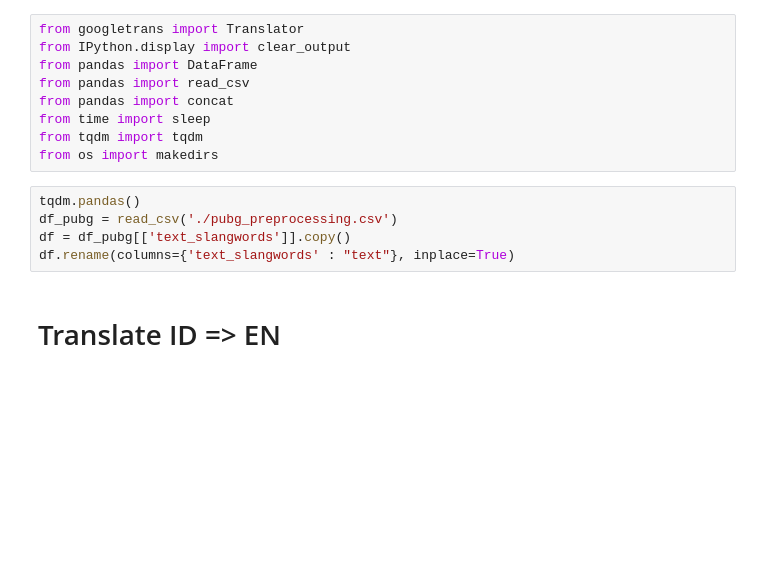
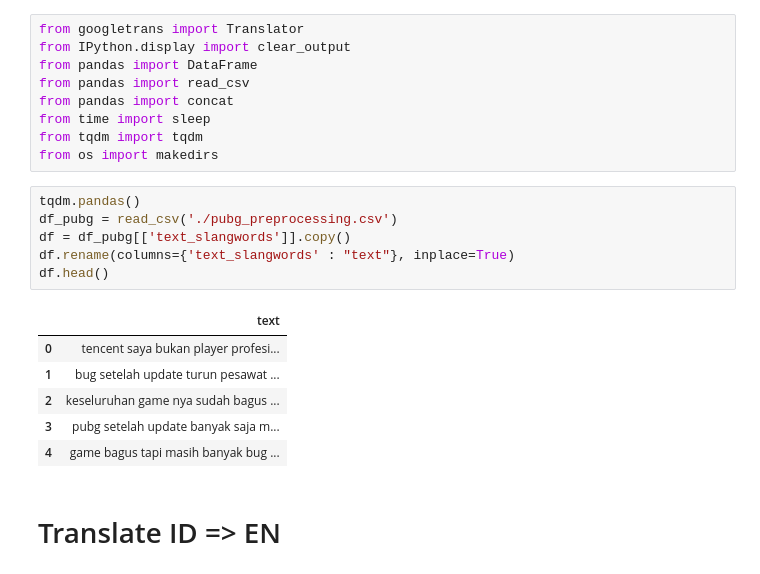
Before and after one commit to yasir-rtx/dbs_ML_inter_Submission01, a Jupyter notebook: translate.ipynb, the cells around one changed output. Cells and saved outputs as stored; diff of their text form; blank space fills up the shorter version.

```diff
--- a/translate.ipynb
+++ b/translate.ipynb
@@ -10,8 +10,16 @@ from os import makedirs
 # %%
 tqdm.pandas()
 df_pubg = read_csv('./pubg_preprocessing.csv')
 df = df_pubg[['text_slangwords']].copy()
 df.rename(columns={'text_slangwords' : "text"}, inplace=True)
+df.head()
+# %% [output]
+|  | text |
+| 0 | tencent saya bukan player profesi... |
+| 1 | bug setelah update turun pesawat ... |
+| 2 | keseluruhan game nya sudah bagus ... |
+| 3 | pubg setelah update banyak saja m... |
+| 4 | game bagus tapi masih banyak bug ... |
 # %% [markdown]
 # Translate ID => EN
 # %%
```
Also changed, not shown: parts of 2 cells of this notebook, 15 other files.
